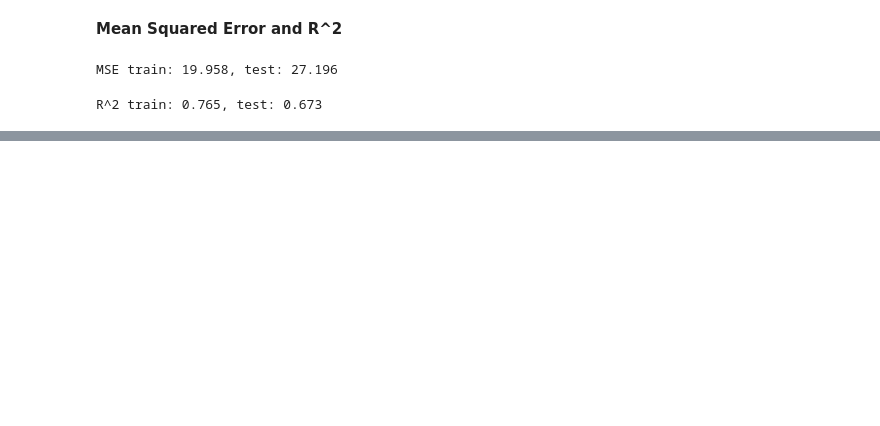
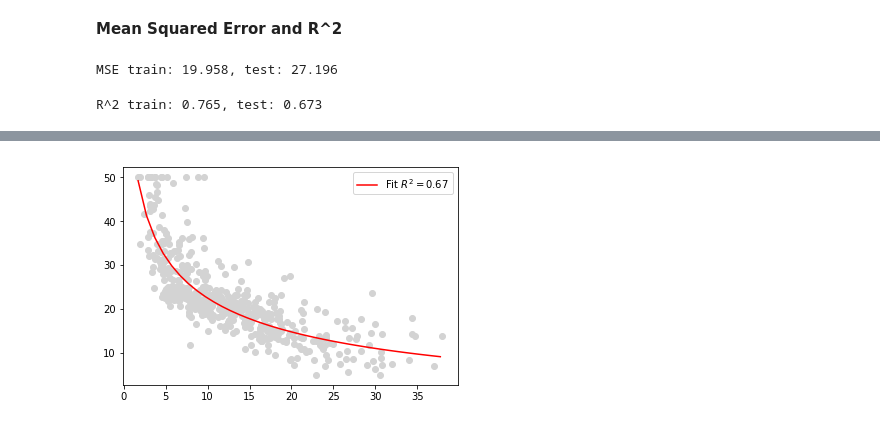
Before and after one commit to hehuilong/pml, a Jupyter notebook: Chapter_10.ipynb, the cells around one changed output, grey strips where cells are left out. Drawn from its saved outputs; the diff is of its cells as text; code cells hidden in the pictures; blank space fills up the shorter version.

```diff
--- a/Chapter_10.ipynb
+++ b/Chapter_10.ipynb
@@ -309,0 +474,12 @@ R^2 train: 0.765, test: 0.673
+# %%
+regr = LinearRegression()
+regr = regr.fit(X_log, y_sqrt)
+X_fit = np.arange(X.min(), X.max(), 1)[:, np.newaxis]
+y_fit = np.square(regr.predict(np.log(X_fit)))
+r2 = r2_score(y, np.square(regr.predict(X_log)))
+plt.scatter(X, y, color='lightgray')
+plt.plot(X_fit, y_fit, color='red', label='Fit $R^2=%.2f$' % r2)
+plt.legend()
+plt.show()
+# %% [output]
+[figure, added]
```
Also changed, not shown: parts of 47 cells of this notebook.
